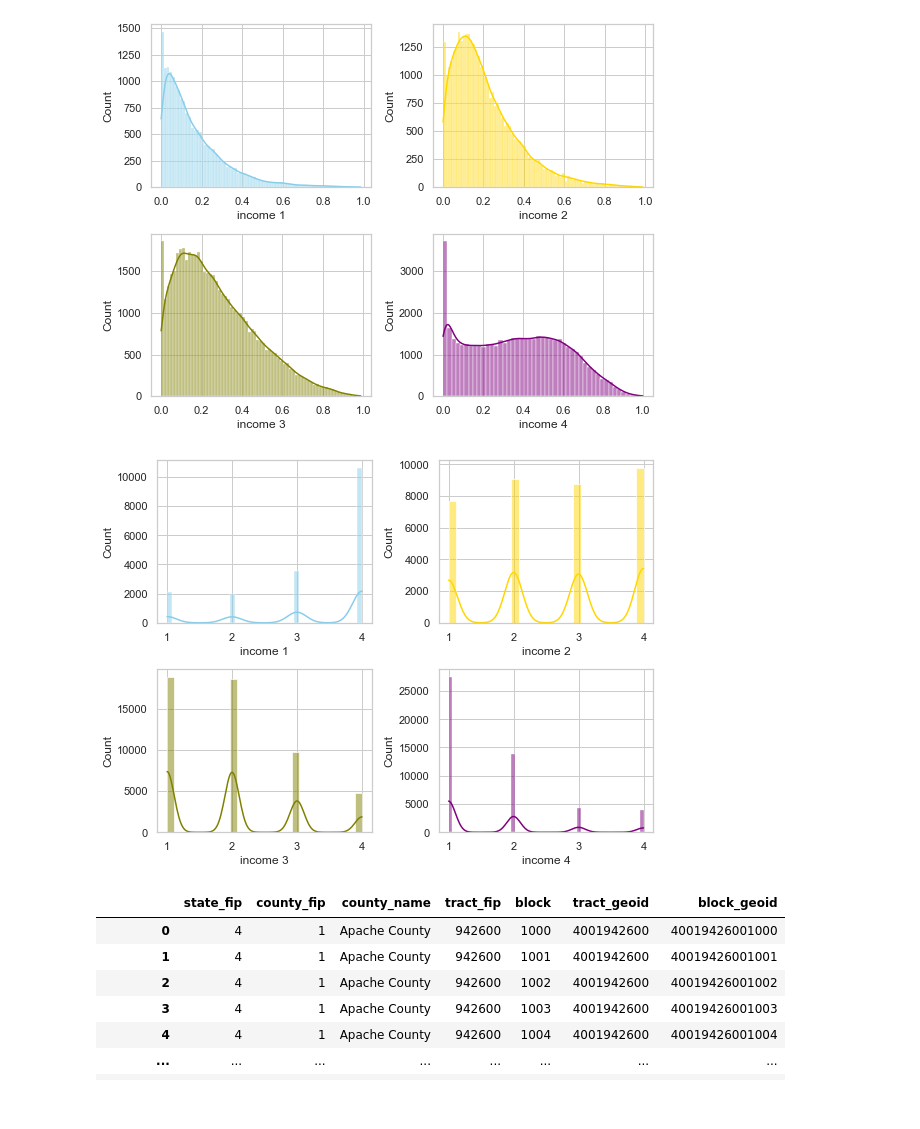
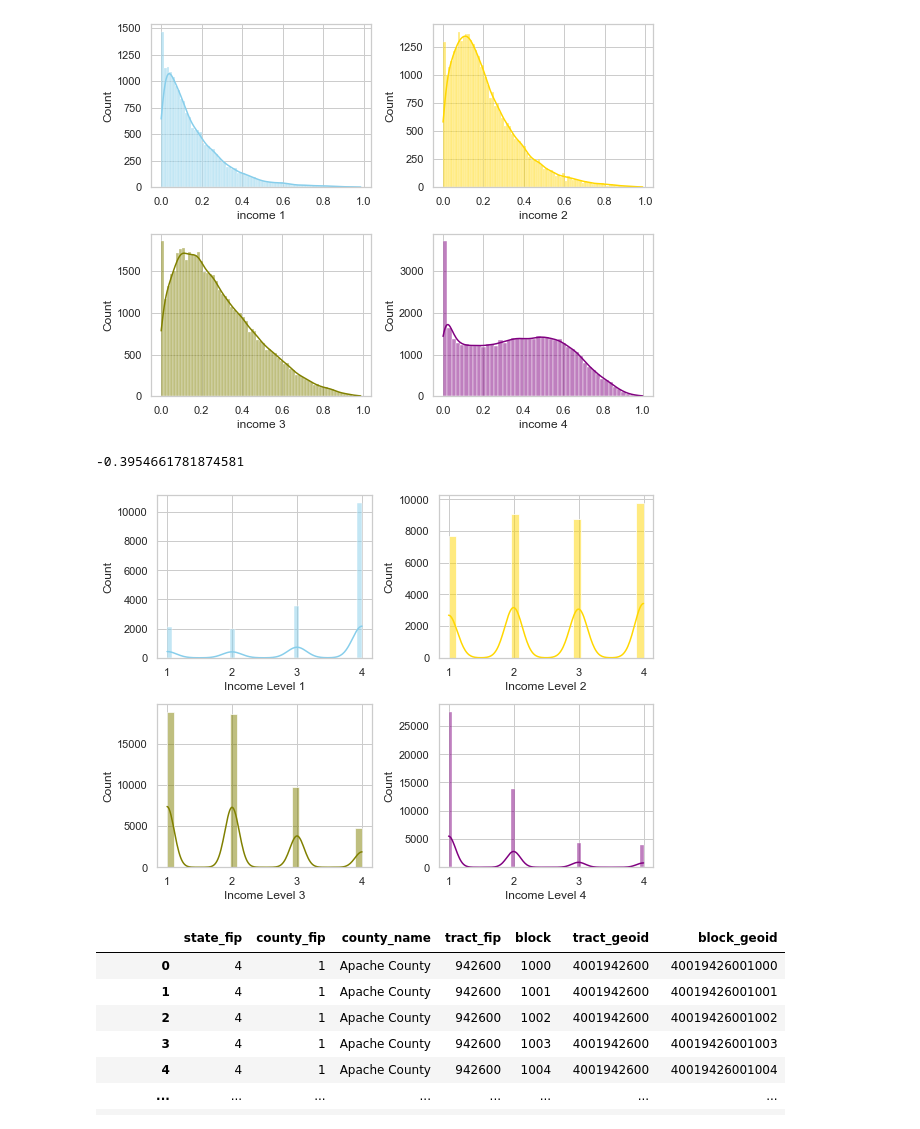
Before and after one commit to chenxcynthia/green-spaces, a Jupyter notebook: iris_EDA_copy.ipynb, the cells around one changed output. Drawn from its saved outputs; the diff is of its cells as text; code cells hidden in the pictures.

```diff
--- a/iris_EDA_copy.ipynb
+++ b/iris_EDA_copy.ipynb
@@ -106,20 +111,24 @@ fig.tight_layout()
 # %% [output]
 [figure]
+# %%
+urban_tree_canopy_df['pop_dens_group'].corr(urban_tree_canopy_df['mean_percent_tree_cover'])
+# %% [output]
+-0.3954661781874581
 # %%
 import seaborn as sns
 sns.set(style="whitegrid")
 fig,axs = plt.subplots(2,2, figsize = (8,6))
 sns.histplot(data=nyc_df.loc[urban_tree_canopy_df['income_group'] == 1], x="pop_dens_group", kde=True, color="skyblue", ax=axs[0, 0])
-axs[0, 0].set_xlabel('income 1')
+axs[0, 0].set_xlabel('Income Level 1')
 sns.histplot(data=nyc_df.loc[urban_tree_canopy_df['income_group'] == 2], x="pop_dens_group", kde=True, color="gold", ax=axs[0, 1])
-axs[0, 1].set_xlabel('income 2')
+axs[0, 1].set_xlabel('Income Level 2')
 sns.histplot(data=nyc_df.loc[urban_tree_canopy_df['income_group'] == 3], x="pop_dens_group", kde=True, color="olive", ax=axs[1, 0])
-axs[1, 0].set_xlabel('income 3')
+axs[1, 0].set_xlabel('Income Level 3')
 sns.histplot(data=nyc_df.loc[urban_tree_canopy_df['income_group'] == 4], x="pop_dens_group", kde=True, color="purple", ax=axs[1, 1])
-axs[1, 1].set_xlabel('income 4')
+axs[1, 1].set_xlabel('Income Level 4')
 fig.tight_layout()
 # %% [output]
-[figure, old version]
+[figure, new version]
 # %%
 censusblock_county_df
 # %% [output]
```
Also changed, not shown: parts of 15 cells of this notebook, 1 other file.
